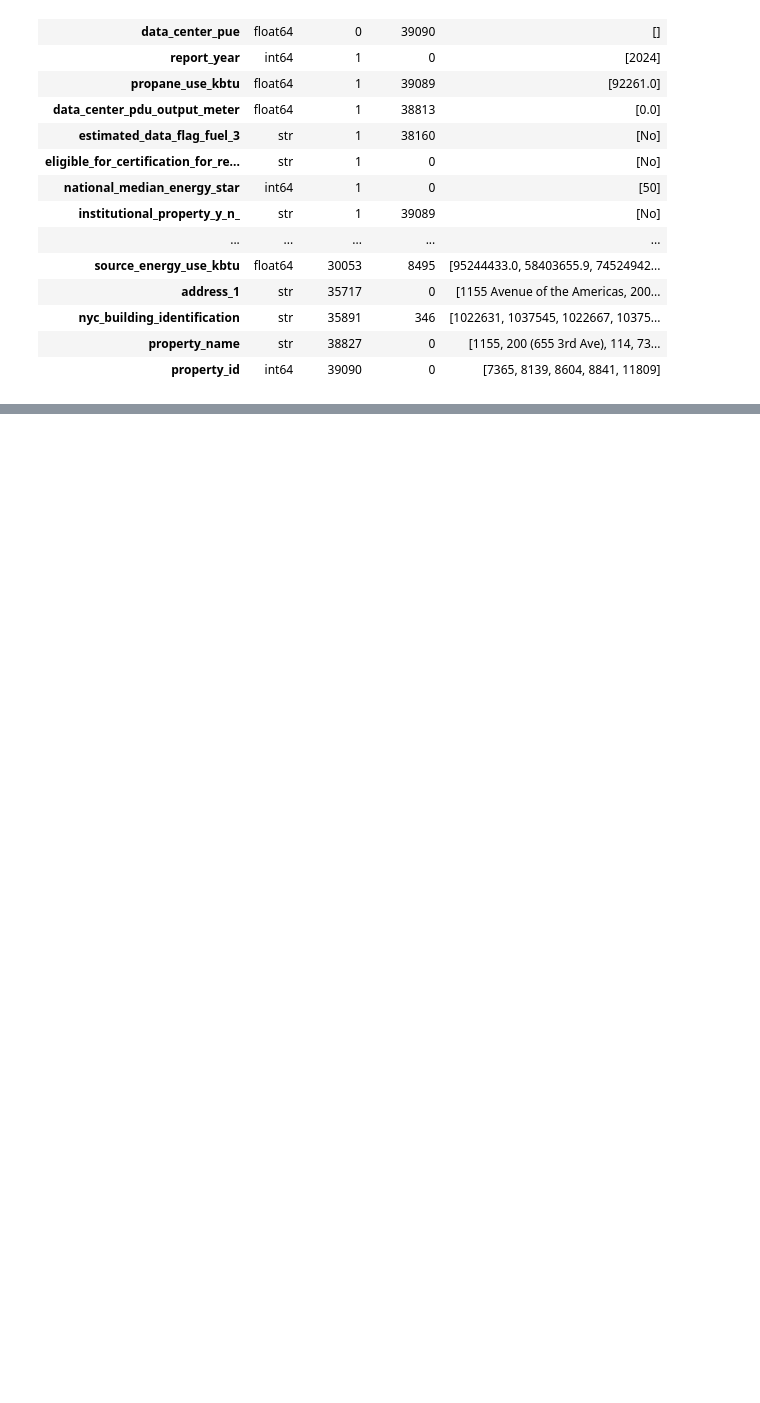
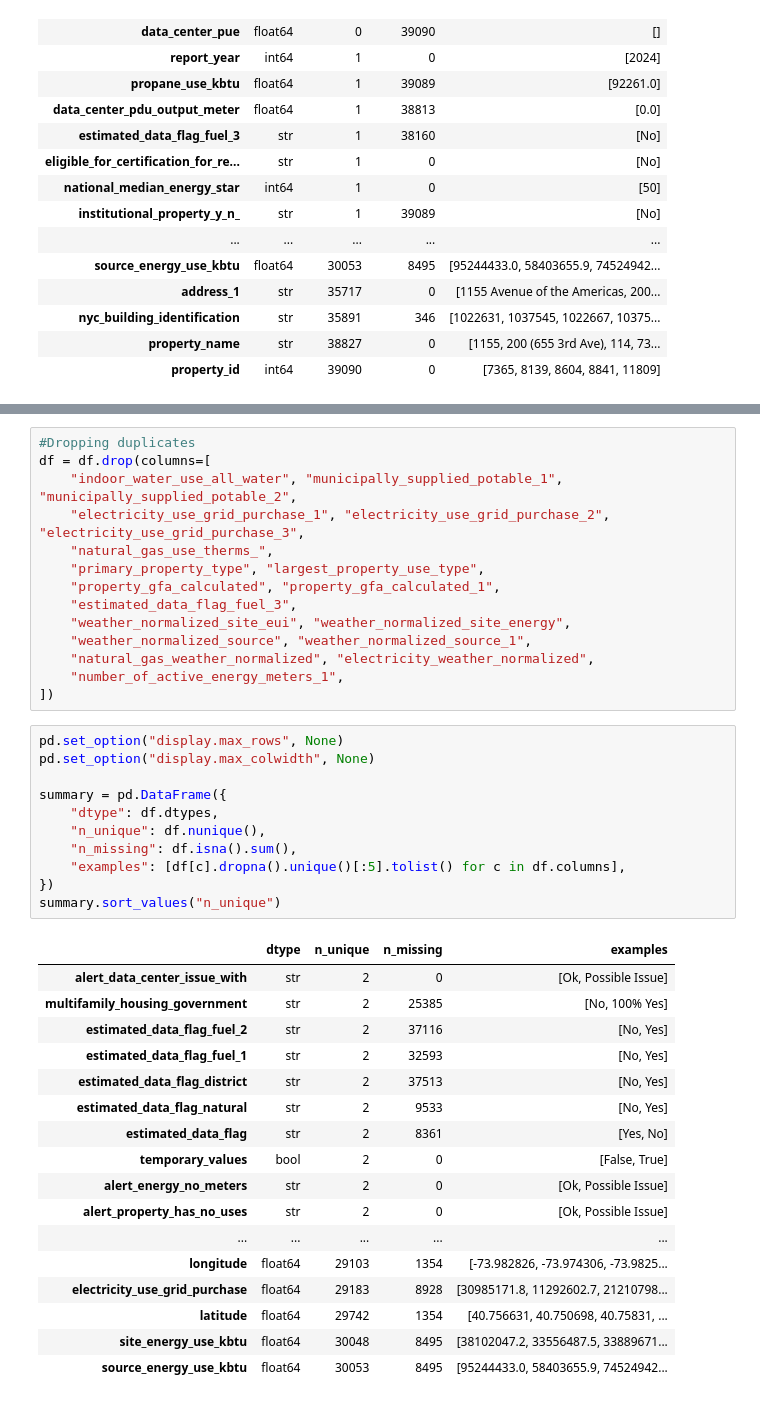
Before and after one commit to gchudley/Any-Idea, a Jupyter notebook: data-exploration.ipynb, the cells around one changed output, grey strips where cells are left out. Saved outputs shown, nothing was run; the diff lists cells and outputs as text; blank space fills up the shorter version.

```diff
--- a/data-exploration.ipynb
+++ b/data-exploration.ipynb
@@ -56,0 +125,43 @@ summary.sort_values("n_unique")
+# %%
+#Dropping duplicates
+df = df.drop(columns=[
+    "indoor_water_use_all_water", "municipally_supplied_potable_1", "municipally_supplied_potable_2",
+    "electricity_use_grid_purchase_1", "electricity_use_grid_purchase_2", "electricity_use_grid_purchase_3",
+    "natural_gas_use_therms_",
+    "primary_property_type", "largest_property_use_type",
+    "property_gfa_calculated", "property_gfa_calculated_1",
+    "estimated_data_flag_fuel_3",
+    "weather_normalized_site_eui", "weather_normalized_site_energy",
+    "weather_normalized_source", "weather_normalized_source_1",
+    "natural_gas_weather_normalized", "electricity_weather_normalized",
+    "number_of_active_energy_meters_1",
+])
+# %%
+pd.set_option("display.max_rows", None)
+pd.set_option("display.max_colwidth", None)
+
+summary = pd.DataFrame({
+    "dtype": df.dtypes,
+    "n_unique": df.nunique(),
+    "n_missing": df.isna().sum(),
+    "examples": [df[c].dropna().unique()[:5].tolist() for c in df.columns],
+})
+summary.sort_values("n_unique")
+# %% [output]
+|  | dtype | n_unique | n_missing | examples |
+| alert_data_center_issue_with | str | 2 | 0 | [Ok, Possible Issue] |
+| multifamily_housing_government | str | 2 | 25385 | [No, 100% Yes] |
+| estimated_data_flag_fuel_2 | str | 2 | 37116 | [No, Yes] |
+| estimated_data_flag_fuel_1 | str | 2 | 32593 | [No, Yes] |
+| estimated_data_flag_district | str | 2 | 37513 | [No, Yes] |
+| estimated_data_flag_natural | str | 2 | 9533 | [No, Yes] |
+| estimated_data_flag | str | 2 | 8361 | [Yes, No] |
+| temporary_values | bool | 2 | 0 | [False, True] |
+| alert_energy_no_meters | str | 2 | 0 | [Ok, Possible Issue] |
+| alert_property_has_no_uses | str | 2 | 0 | [Ok, Possible Issue] |
+| ... | ... | ... | ... | ... |
+| longitude | float64 | 29103 | 1354 | [-73.982826, -73.974306, -73.9825... |
+| electricity_use_grid_purchase | float64 | 29183 | 8928 | [30985171.8, 11292602.7, 21210798... |
+| latitude | float64 | 29742 | 1354 | [40.756631, 40.750698, 40.75831, ... |
+| site_energy_use_kbtu | float64 | 30048 | 8495 | [38102047.2, 33556487.5, 33889671... |
+| source_energy_use_kbtu | float64 | 30053 | 8495 | [95244433.0, 58403655.9, 74524942... |
```
Also changed, not shown: parts of 4 cells of this notebook.
